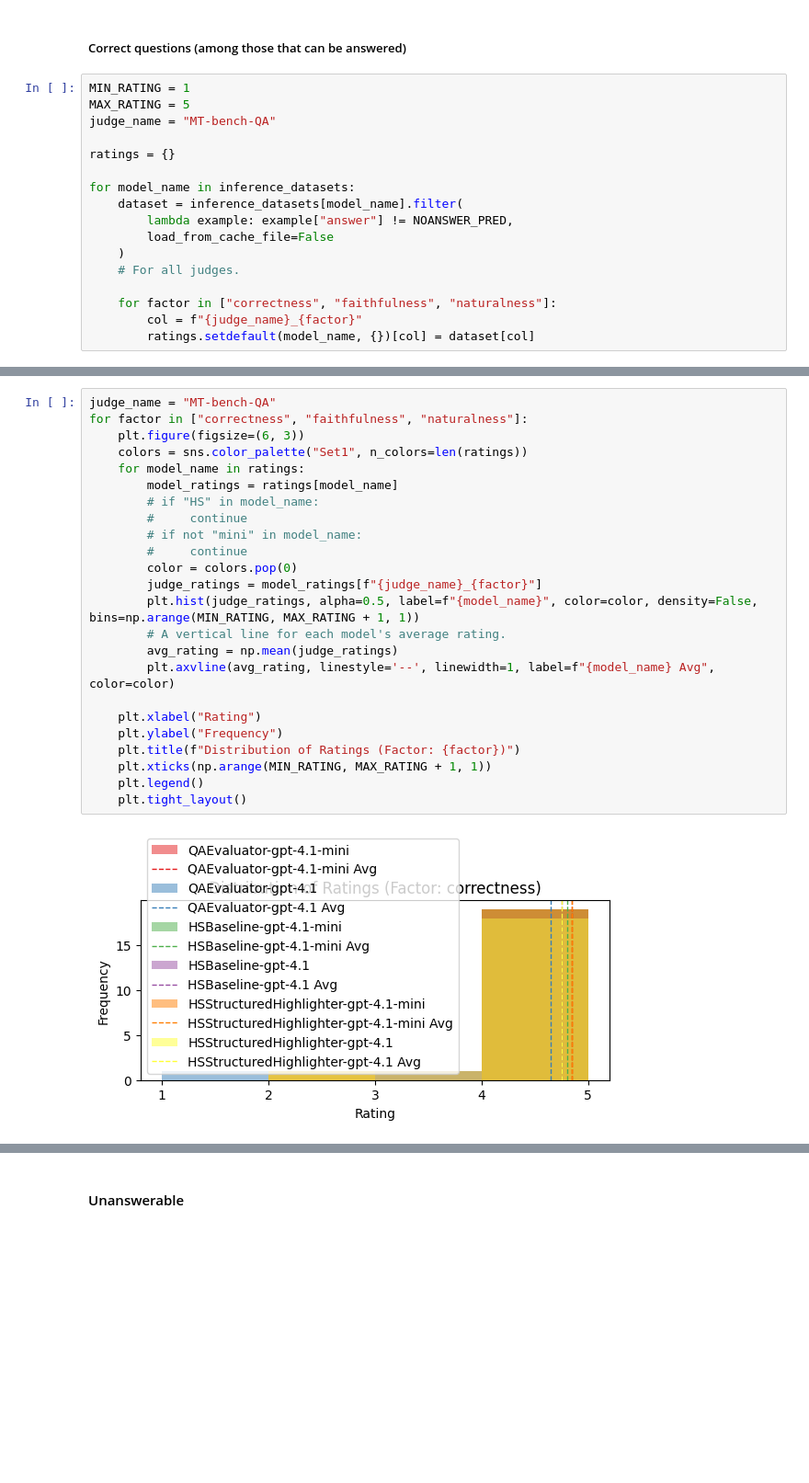
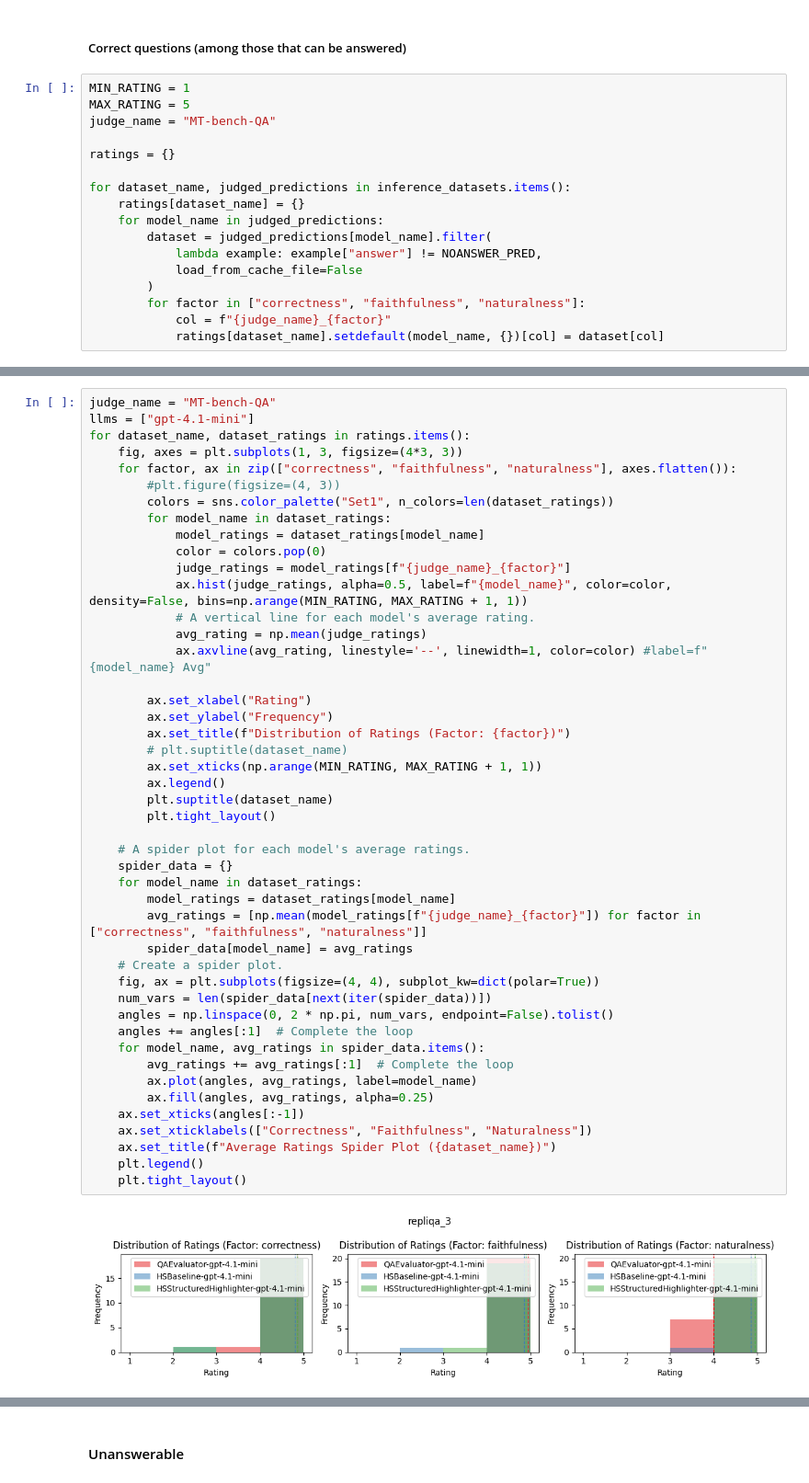
Before and after one commit to microsoft/highlight-summarize, a Jupyter notebook: experiments.ipynb, the cells around one changed output, grey strips where cells are left out. Shown: that part at 92% size. Cells and saved outputs as stored; diff of their text form; blank space fills up the shorter version.

```diff
--- a/experiments.ipynb
+++ b/experiments.ipynb
@@ -238,13 +180,13 @@ judge_name = "MT-bench-QA"
 
 ratings = {}
 
-for model_name in inference_datasets:
-    dataset = inference_datasets[model_name].filter(
-        lambda example: example["answer"] != NOANSWER_PRED,
-        load_from_cache_file=False
-    )
-    # For all judges.
-
-    for factor in ["correctness", "faithfulness", "naturalness"]:
-        col = f"{judge_name}_{factor}"
-        ratings.setdefault(model_name, {})[col] = dataset[col]
+for dataset_name, judged_predictions in inference_datasets.items():
+    ratings[dataset_name] = {}
+    for model_name in judged_predictions:
+        dataset = judged_predictions[model_name].filter(
+            lambda example: example["answer"] != NOANSWER_PRED,
+            load_from_cache_file=False
+        )
+        for factor in ["correctness", "faithfulness", "naturalness"]:
+            col = f"{judge_name}_{factor}"
+            ratings[dataset_name].setdefault(model_name, {})[col] = dataset[col]
@@ -258,26 +193,48 @@ Loading: False
 # %%
 judge_name = "MT-bench-QA"
-for factor in ["correctness", "faithfulness", "naturalness"]:
-    plt.figure(figsize=(6, 3))
-    colors = sns.color_palette("Set1", n_colors=len(ratings))
-    for model_name in ratings:
-        model_ratings = ratings[model_name]
-        # if "HS" in model_name:
-        #     continue
-        # if not "mini" in model_name:
-        #     continue
-        color = colors.pop(0)
-        judge_ratings = model_ratings[f"{judge_name}_{factor}"]
-        plt.hist(judge_ratings, alpha=0.5, label=f"{model_name}", color=color, density=False, bins=np.arange(MIN_RATING, MAX_RATING + 1, 1))
-        # A vertical line for each model's average rating.
-        avg_rating = np.mean(judge_ratings)
-        plt.axvline(avg_rating, linestyle='--', linewidth=1, label=f"{model_name} Avg", color=color)
+llms = ["gpt-4.1-mini"]
+for dataset_name, dataset_ratings in ratings.items():
+    fig, axes = plt.subplots(1, 3, figsize=(4*3, 3))
+    for factor, ax in zip(["correctness", "faithfulness", "naturalness"], axes.flatten()):
+        #plt.figure(figsize=(4, 3))
+        colors = sns.color_palette("Set1", n_colors=len(dataset_ratings))
+        for model_name in dataset_ratings:
+            model_ratings = dataset_ratings[model_name]
+            color = colors.pop(0)
+            judge_ratings = model_ratings[f"{judge_name}_{factor}"]
+            ax.hist(judge_ratings, alpha=0.5, label=f"{model_name}", color=color, density=False, bins=np.arange(MIN_RATING, MAX_RATING + 1, 1))
+            # A vertical line for each model's average rating.
+            avg_rating = np.mean(judge_ratings)
+            ax.axvline(avg_rating, linestyle='--', linewidth=1, color=color) #label=f"{model_name} Avg"
 
-    plt.xlabel("Rating")
-    plt.ylabel("Frequency")
-    plt.title(f"Distribution of Ratings (Factor: {factor})")
-    plt.xticks(np.arange(MIN_RATING, MAX_RATING + 1, 1))
+        ax.set_xlabel("Rating")
+        ax.set_ylabel("Frequency")
+        ax.set_title(f"Distribution of Ratings (Factor: {factor})")
+        # plt.suptitle(dataset_name)
+        ax.set_xticks(np.arange(MIN_RATING, MAX_RATING + 1, 1))
+        ax.legend()
+        plt.suptitle(dataset_name)
+        plt.tight_layout()
+
+    # A spider plot for each model's average ratings.
+    spider_data = {}
+    for model_name in dataset_ratings:
+        model_ratings = dataset_ratings[model_name]
+        avg_ratings = [np.mean(model_ratings[f"{judge_name}_{factor}"]) for factor in ["correctness", "faithfulness", "naturalness"]]
+        spider_data[model_name] = avg_ratings
+    # Create a spider plot.
+    fig, ax = plt.subplots(figsize=(4, 4), subplot_kw=dict(polar=True))
+    num_vars = len(spider_data[next(iter(spider_data))])
+    angles = np.linspace(0, 2 * np.pi, num_vars, endpoint=False).tolist()
+    angles += angles[:1]  # Complete the loop
+    for model_name, avg_ratings in spider_data.items():
+        avg_ratings += avg_ratings[:1]  # Complete the loop
+        ax.plot(angles, avg_ratings, label=model_name)
+        ax.fill(angles, avg_ratings, alpha=0.25)
+    ax.set_xticks(angles[:-1])
+    ax.set_xticklabels(["Correctness", "Faithfulness", "Naturalness"])
+    ax.set_title(f"Average Ratings Spider Plot ({dataset_name})")
     plt.legend()
     plt.tight_layout()
 # %% [output]
-[figure, old version]
+[figure, new version]
```
Also changed, not shown: parts of 20 cells of this notebook.
